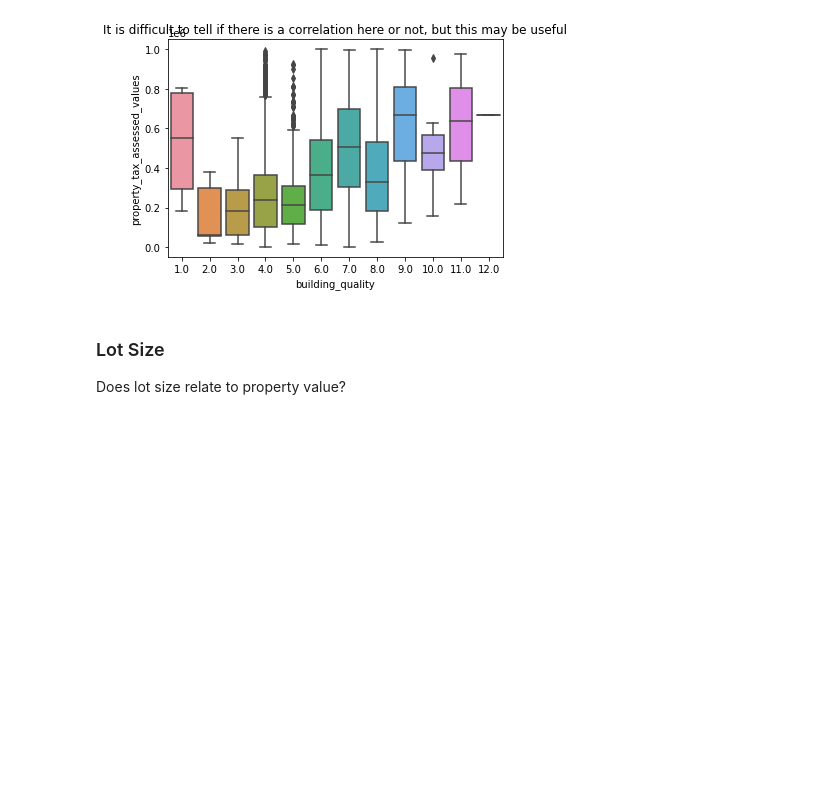
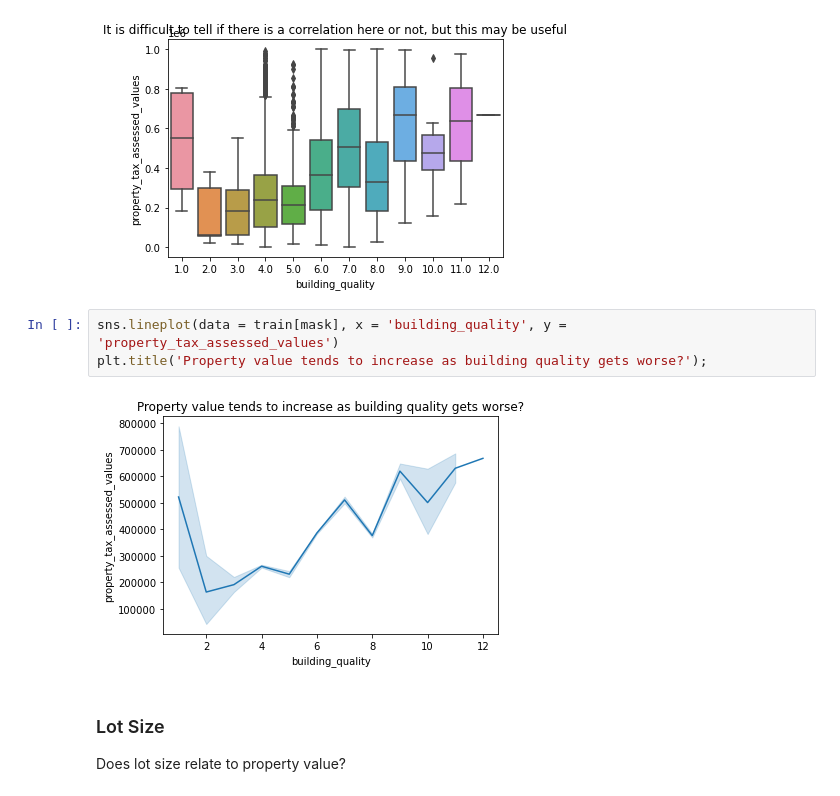
Before and after one commit to alegarcia-dev/zillow-regression-project, a Jupyter notebook: notebooks/explore.ipynb, the cells around one changed output. Drawn from its saved outputs; the diff is of its cells as text; blank space fills up the shorter version.

```diff
--- a/notebooks/explore.ipynb
+++ b/notebooks/explore.ipynb
@@ -425,6 +425,11 @@ sns.boxplot(data = train[mask], x = 'building_quality', y = 'property_tax_assess
 plt.title('It is difficult to tell if there is a correlation here or not, but this may be useful');
 # %% [output]
 [figure]
+# %%
+sns.lineplot(data = train[mask], x = 'building_quality', y = 'property_tax_assessed_values')
+plt.title('Property value tends to increase as building quality gets worse?');
+# %% [output]
+[figure, added]
 # %% [markdown]
 ### Lot Size
 
```
Also changed, not shown: parts of 6 cells of this notebook, 5 other files.
